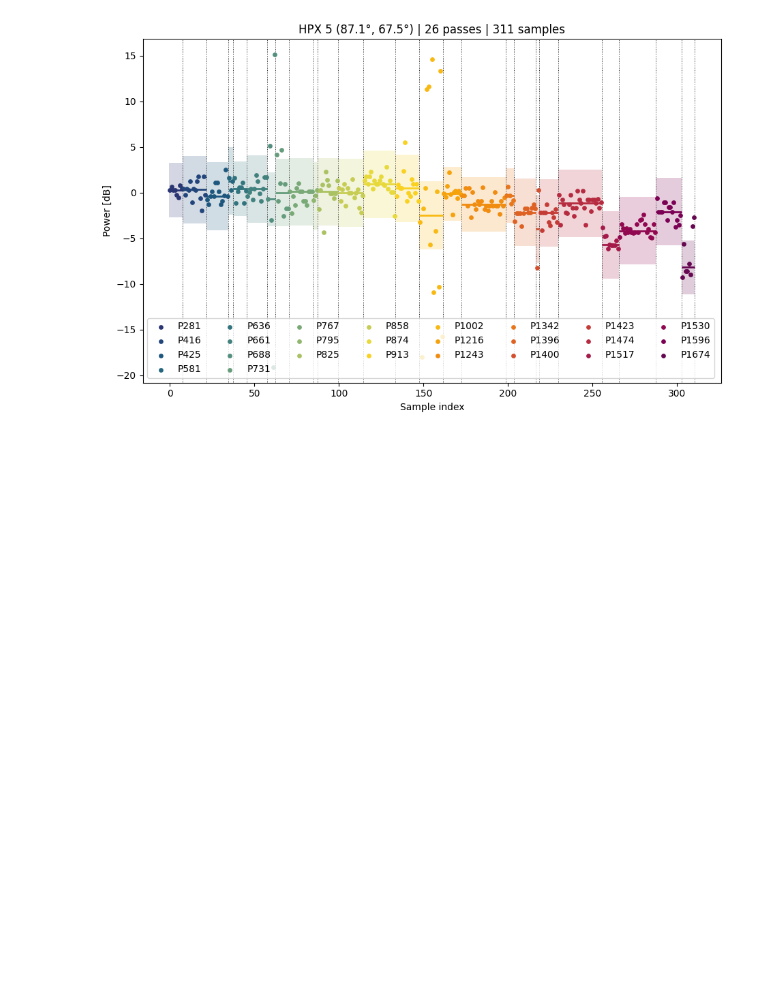
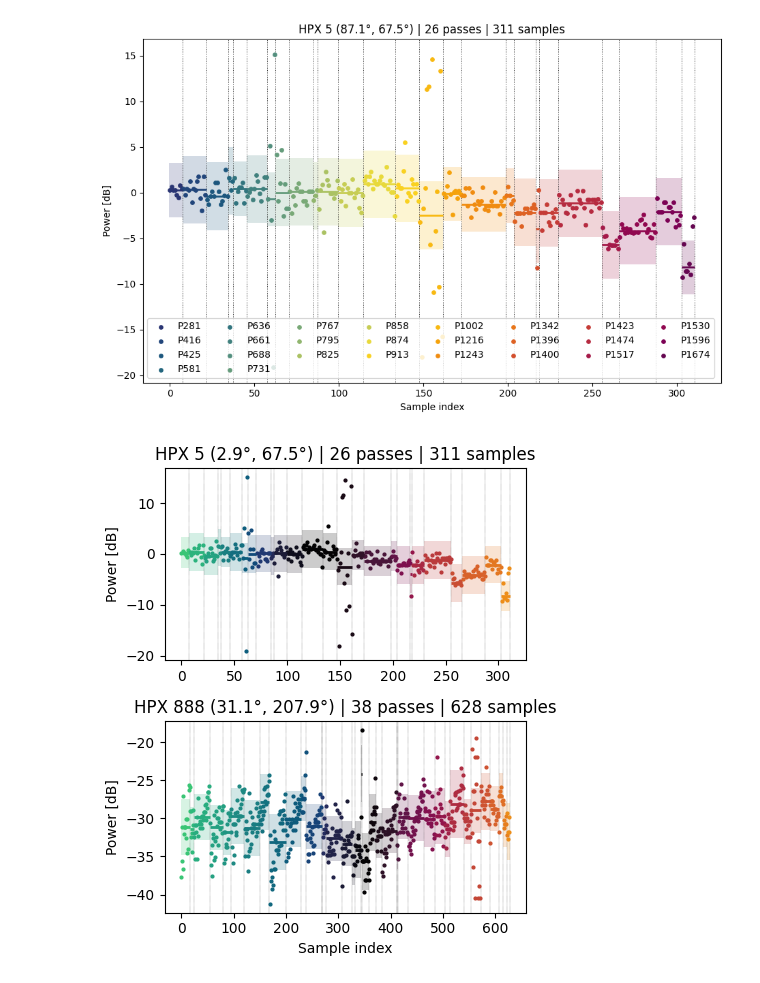
Before and after one commit to amanchokshi/embers-passes, a Jupyter notebook: notebooks/binned_noise_stats.ipynb, the cells around one changed output. Saved outputs shown, nothing was run; the diff lists cells and outputs as text; code cells hidden in the pictures; blank space fills up the shorter version.

Commit message:
Made figure 3 for the paper. Maybe it's fig 2

```diff
--- a/notebooks/binned_noise_stats.ipynb
+++ b/notebooks/binned_noise_stats.ipynb
@@ -229,3 +233,85 @@ ax.set_title(
 plt.tight_layout()
 # %% [output]
 [figure]
+# %%
+pix_values = [5, 888]
+
+fig, axes = plt.subplots(
+    2, 1,
+    figsize=(4.5, 5.4),
+    sharex=False,
+)
+
+for ax, pix in zip(axes, pix_values):
+    data = power_values[pix]
+
+    colors = cmr.wildfire(np.linspace(0.1, 0.9, len(data)))
+
+    offset = 0
+
+    for i, (pass_idx, samples) in enumerate(data.items()):
+        samples = np.asarray(samples, dtype=float)
+        rfe_noise_db = float(passes[pass_idx].noise_db)
+
+        x_start = offset
+        x_stop = offset + len(samples)
+        x = np.arange(x_start, x_stop)
+
+        median_power = np.median(samples)
+
+        ax.scatter(
+            x,
+            samples,
+            color=colors[i],
+            s=4,
+            label=f"P{pass_idx}",
+            zorder=3,
+        )
+
+        ax.hlines(
+            median_power,
+            xmin=x_start - 0.5,
+            xmax=x_stop - 0.5,
+            color=colors[i],
+            lw=2,
+            zorder=4,
+        )
+
+        ax.fill_between(
+            [x_start - 0.5, x_stop - 0.5],
+            median_power - rfe_noise_db,
+            median_power + rfe_noise_db,
+            color=colors[i],
+            alpha=0.2,
+            linewidth=0,
+            zorder=1,
+        )
+
+        ax.axvline(
+            x_stop - 0.5,
+            color="#222",
+            ls=":",
+            lw=0.3,
+            zorder=2,
+        )
+
+        offset = x_stop
+
+    theta, phi = hp.pix2ang(nside, pix)
+
+    za_deg = np.degrees(theta)
+    az_deg = np.degrees(phi)
+
+    ax.set_ylabel("Power [dB]")
+
+    ax.set_title(
+        f"HPX {pix} ({za_deg:.1f}°, {az_deg:.1f}°) | "
+        f"{len(data)} passes | "
+        f"{sum(map(len, data.values()))} samples"
+    )
+
+axes[-1].set_xlabel("Sample index")
+
+plt.tight_layout()
+# %% [output]
+[figure, added]
```
Also changed, not shown: parts of 2 cells of this notebook.
